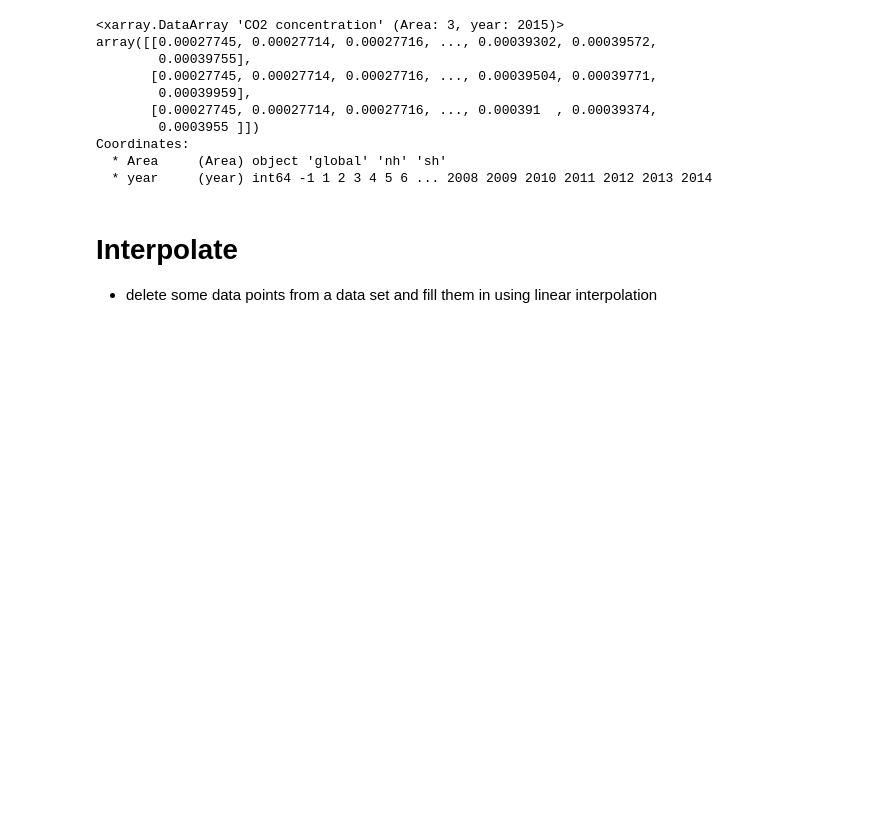
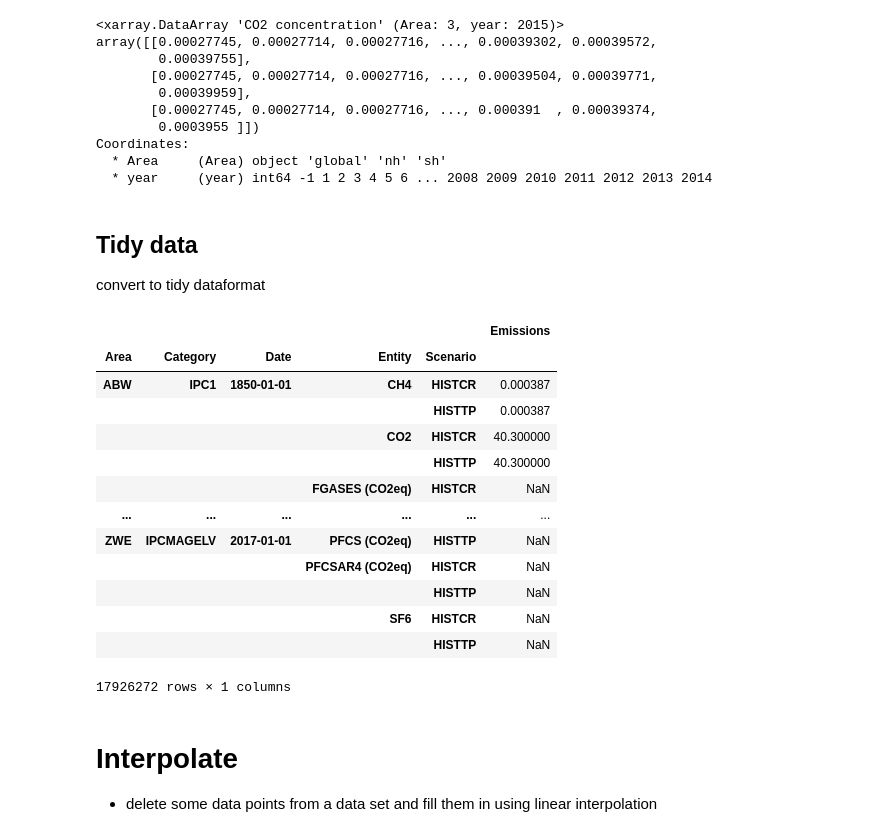
Before and after one commit to pik-piam/primap, a Jupyter notebook: data structures/evaluate_xarray.ipynb, the cells around one changed output. Cells and saved outputs as stored; diff of their text form; code cells hidden in the pictures; blank space fills up the shorter version.

Commit message:
evaluate xarray: add conversion to tidy data format

```diff
--- a/data structures/evaluate_xarray.ipynb
+++ b/data structures/evaluate_xarray.ipynb
@@ -555,6 +555,26 @@ array([[0.00027745, 0.00027714, 0.00027716, ..., 0.00039302, 0.00039572,
 Coordinates:
   * Area     (Area) object 'global' 'nh' 'sh'
   * year     (year) int64 -1 1 2 3 4 5 6 ... 2008 2009 2010 2011 2012 2013 2014
+# %% [markdown]
+## Tidy data
+convert to tidy dataformat
+# %%
+prm_emi.to_dataframe()
+# %% [output]
+|  |  |  |  |  | Emissions |
+| Area | Category | Date | Entity | Scenario |  |
+| ABW | IPC1 | 1850-01-01 | CH4 | HISTCR | 0.000387 |
+|  |  |  |  | HISTTP | 0.000387 |
+|  |  |  | CO2 | HISTCR | 40.300000 |
+|  |  |  |  | HISTTP | 40.300000 |
+|  |  |  | FGASES (CO2eq) | HISTCR | NaN |
+| ... | ... | ... | ... | ... | ... |
+| ZWE | IPCMAGELV | 2017-01-01 | PFCS (CO2eq) | HISTTP | NaN |
+|  |  |  | PFCSAR4 (CO2eq) | HISTCR | NaN |
+|  |  |  |  | HISTTP | NaN |
+|  |  |  | SF6 | HISTCR | NaN |
+|  |  |  |  | HISTTP | NaN |
+17926272 rows × 1 columns
 # %% [markdown]
 # Interpolate
 * delete some data points from a data set and fill them in using linear interpolation
```
